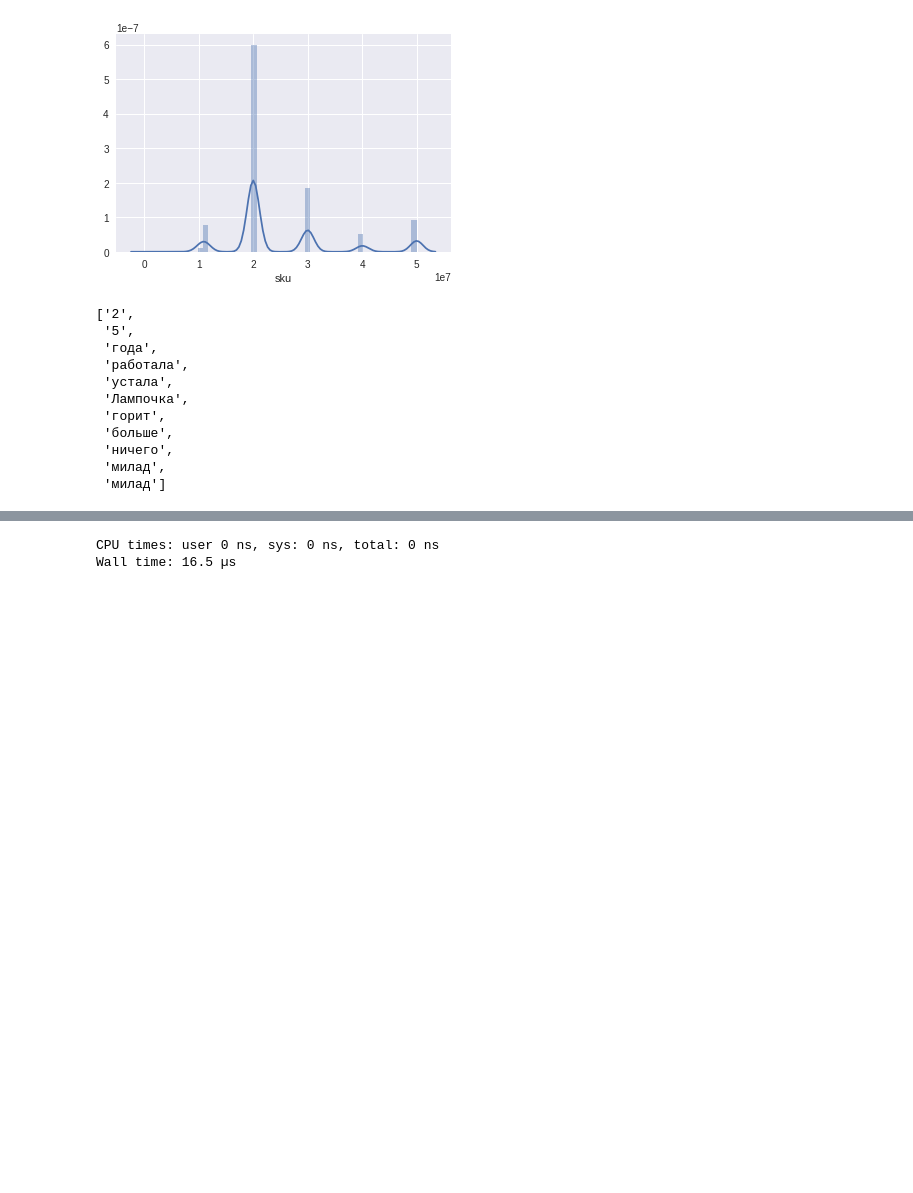
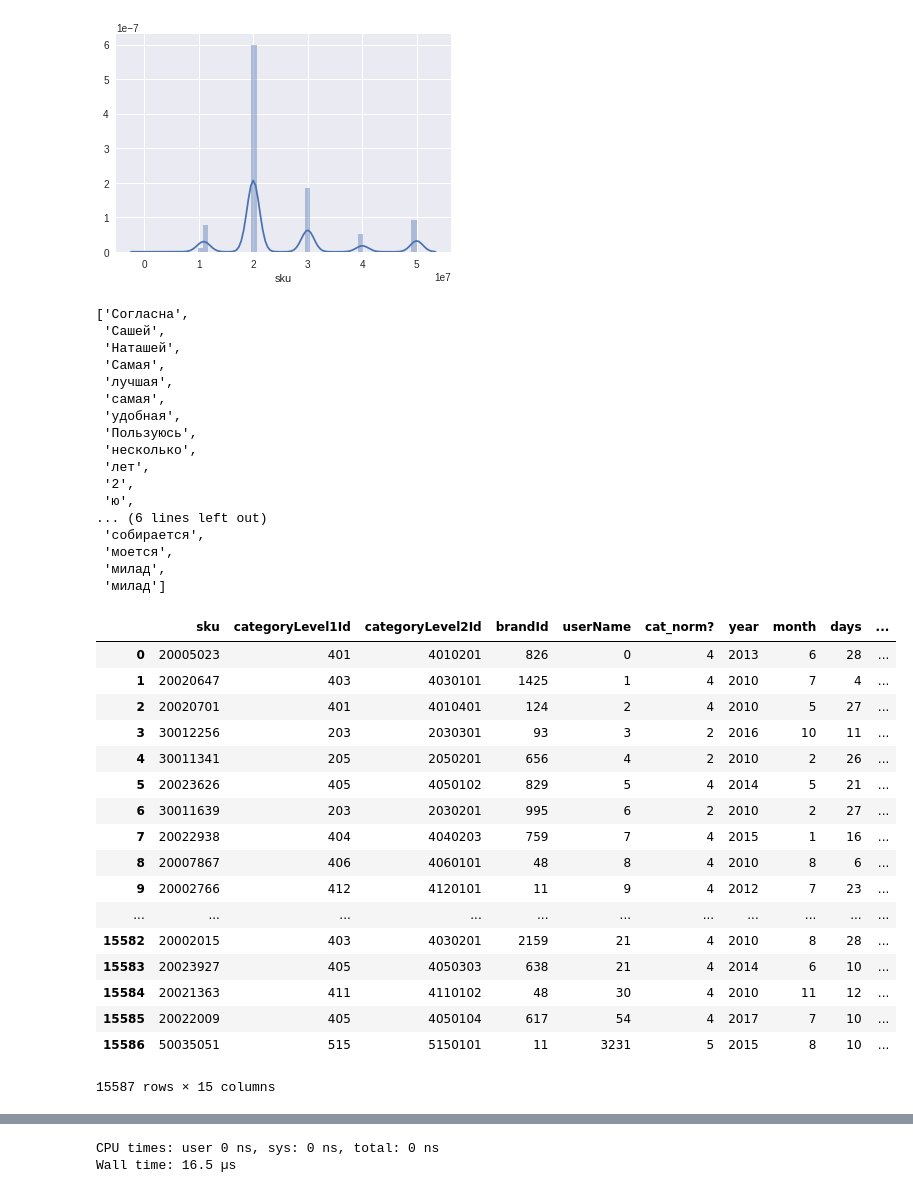
Before and after one commit to stas6626/mvideo, a Jupyter notebook: Untitled (2).ipynb, the cells around one changed output, grey strips where cells are left out. Drawn from its saved outputs; the diff is of its cells as text; code cells hidden in the pictures; blank space fills up the shorter version.

```diff
--- a/Untitled (2).ipynb
+++ b/Untitled (2).ipynb
@@ -64,2 +80,5 @@ X["count"]=X["count"]-min(X["count"])
 # %%
 X.drop("date",axis=1,inplace=True)
+X1.drop("date",axis=1,inplace=True)
+# %%
+usna=[X.userName,X1.userName]
@@ -66,2 +101,2 @@ X.drop("date",axis=1,inplace=True)
 # %%
-X["userName"]=pd.factorize(X.userName)[0]
+X["userName"]=pd.factorize(pd.concat(usna))[0][:15587]
@@ -117,17 +175,23 @@ def cleaner(a):
     l3 = [x for x in a if x not in stop_words]
     return l3
 # %%
-cleaner(X.comment[0])
+cleaner(X1.comment[0])
 # %% [output]
-['2',
- '5',
- 'года',
- 'работала',
- 'устала',
- 'Лампочка',
- 'горит',
- 'больше',
- 'ничего',
+['Согласна',
+ 'Сашей',
+ 'Наташей',
+ 'Самая',
+ 'лучшая',
+ 'самая',
+ 'удобная',
+ 'Пользуюсь',
+ 'несколько',
+ 'лет',
+ '2',
+ 'ю',
+... (6 lines left out)
+ 'собирается',
+ 'моется',
  'милад',
  'милад']
 # %%
@@ -141,3 +205,27 @@ def gladmean(X,test,base,target,alf):
 
 
     return "I_love_trains"
+# %%
+X["comment"]=X.comment.apply(cleaner)
+X1["comment"]=X1.comment.apply(cleaner)
+# %%
+X
+# %% [output]
+|  | sku | categoryLevel1Id | categoryLevel2Id | brandId | userName | cat_norm? | year | month | days | ... |
+| 0 | 20005023 | 401 | 4010201 | 826 | 0 | 4 | 2013 | 6 | 28 | ... |
+| 1 | 20020647 | 403 | 4030101 | 1425 | 1 | 4 | 2010 | 7 | 4 | ... |
+| 2 | 20020701 | 401 | 4010401 | 124 | 2 | 4 | 2010 | 5 | 27 | ... |
+| 3 | 30012256 | 203 | 2030301 | 93 | 3 | 2 | 2016 | 10 | 11 | ... |
+| 4 | 30011341 | 205 | 2050201 | 656 | 4 | 2 | 2010 | 2 | 26 | ... |
+| 5 | 20023626 | 405 | 4050102 | 829 | 5 | 4 | 2014 | 5 | 21 | ... |
+| 6 | 30011639 | 203 | 2030201 | 995 | 6 | 2 | 2010 | 2 | 27 | ... |
+| 7 | 20022938 | 404 | 4040203 | 759 | 7 | 4 | 2015 | 1 | 16 | ... |
+| 8 | 20007867 | 406 | 4060101 | 48 | 8 | 4 | 2010 | 8 | 6 | ... |
+| 9 | 20002766 | 412 | 4120101 | 11 | 9 | 4 | 2012 | 7 | 23 | ... |
+| ... | ... | ... | ... | ... | ... | ... | ... | ... | ... | ... |
+| 15582 | 20002015 | 403 | 4030201 | 2159 | 21 | 4 | 2010 | 8 | 28 | ... |
+| 15583 | 20023927 | 405 | 4050303 | 638 | 21 | 4 | 2014 | 6 | 10 | ... |
+| 15584 | 20021363 | 411 | 4110102 | 48 | 30 | 4 | 2010 | 11 | 12 | ... |
+| 15585 | 20022009 | 405 | 4050104 | 617 | 54 | 4 | 2017 | 7 | 10 | ... |
+| 15586 | 50035051 | 515 | 5150101 | 11 | 3231 | 5 | 2015 | 8 | 10 | ... |
+15587 rows × 15 columns
```
Also changed, not shown: parts of 112 cells of this notebook.
